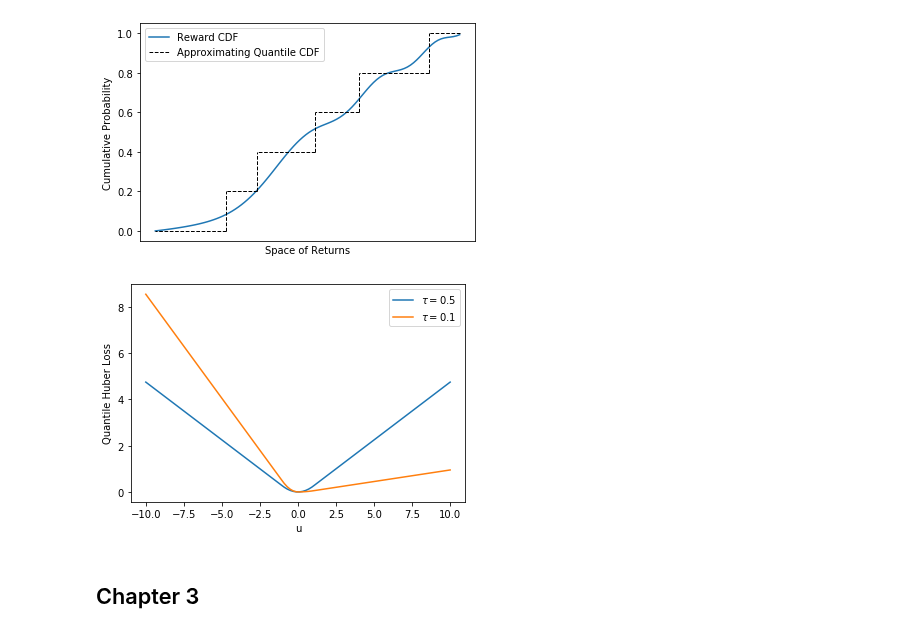
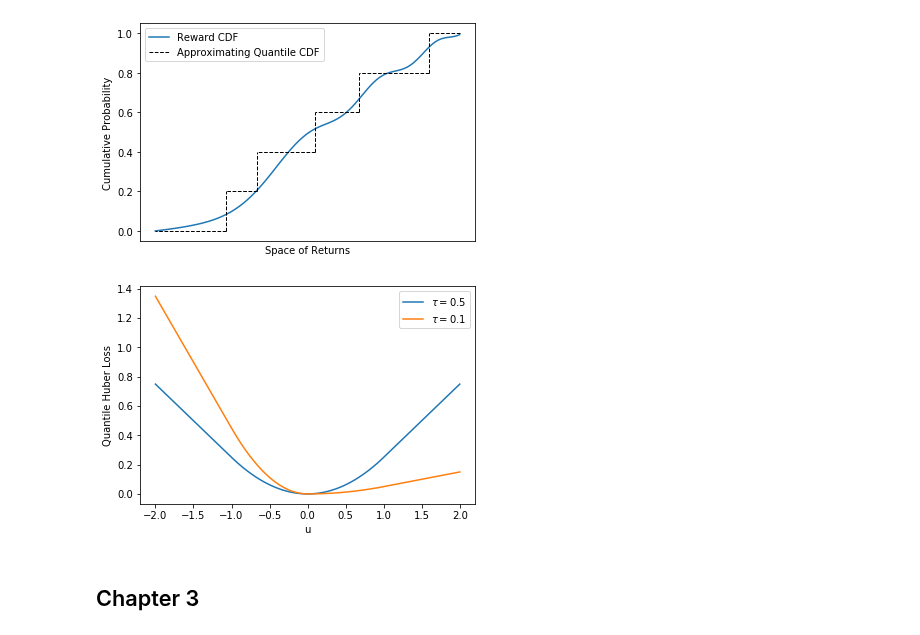
Before and after one commit to Geofffff/OptimalExecution, a Jupyter notebook: Figures.ipynb, the cells around one changed output. Cells and saved outputs as stored; diff of their text form; code cells hidden in the pictures.

```diff
--- a/Figures.ipynb
+++ b/Figures.ipynb
@@ -203,21 +203,21 @@ def huber(x):
 def quantile(x,tau):
     return abs(tau - int(x<0)) * huber(x)
 # %%
-x_vals = np.linspace(-10,10,100)
+x_vals = np.linspace(-2,2,100)
 y_vals = []
 y_vals = [quantile(x,0.5) for x in x_vals]
 plt.plot(x_vals,y_vals,label = r"$\tau = 0.5$")
 y_vals = []
 y_vals = [quantile(x,0.1) for x in x_vals]
 plt.plot(x_vals,y_vals,label = r"$\tau = 0.1$")
 
 plt.xlabel("u")
 plt.ylabel("Quantile Huber Loss")
 plt.legend()
 plt.savefig("huber_loss.pdf")
 plt.show()
 # %% [output]
-[figure, old version]
+[figure, new version]
 # %% [markdown]
 ## Chapter 3
 # %%
```
Also changed, not shown: 3 other files.
